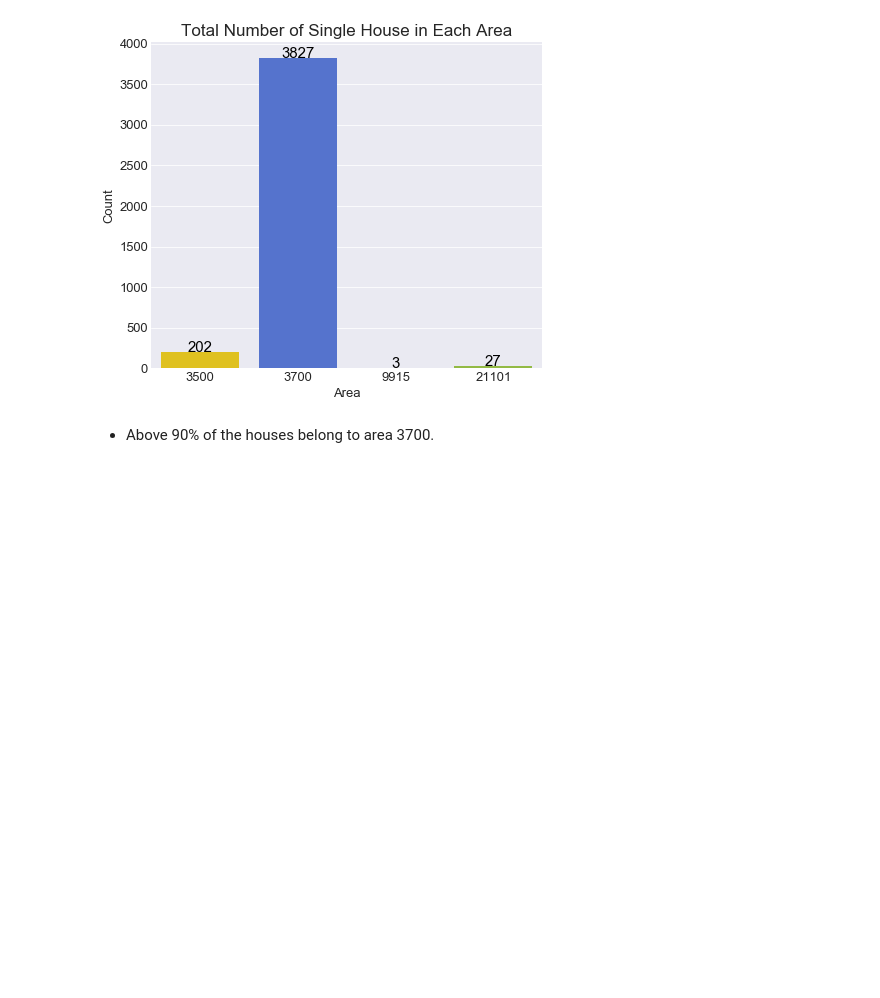
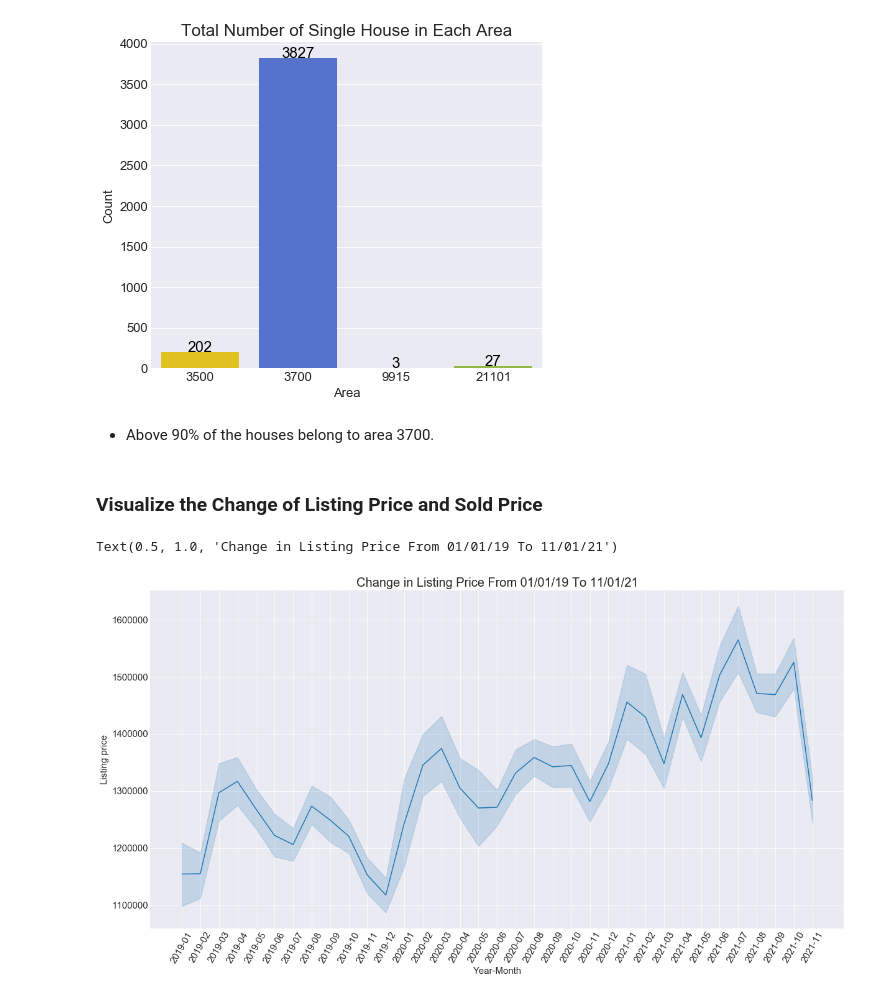
Before and after one commit to jkaikong/Residential_Market_Analysis, a Jupyter notebook: Residential_Market_Analysis_S2.ipynb, the cells around one changed output. Drawn from its saved outputs; the diff is of its cells as text; code cells hidden in the pictures; blank space fills up the shorter version.

```diff
--- a/Residential_Market_Analysis_S2.ipynb
+++ b/Residential_Market_Analysis_S2.ipynb
@@ -318,3 +327,18 @@ plt.show()
 [figure]
 # %% [markdown]
 - Above 90% of the houses belong to area 3700.
+# %% [markdown]
+### Visualize the Change of Listing Price and Sold Price
+# %%
+# Ploting the Listing Price
+plt.figure(figsize = (20, 10))
+sns.lineplot(data = df, x = 'year_month', y = 'lp', ci=68)
+plt.xticks(rotation = 60)
+plt.tick_params(axis='both', labelsize=15)
+plt.xlabel('Year-Month', fontsize=15)
+plt.ylabel('Listing price', fontsize=15)
+plt.title('Change In Listing Price From 01/01/19 To 11/01/21', fontsize = 20)
+plt.show()
+# %% [output]
+Text(0.5, 1.0, 'Change in Listing Price From 01/01/19 To 11/01/21')
+[figure, added]
```
Also changed, not shown: parts of 8 cells of this notebook.
